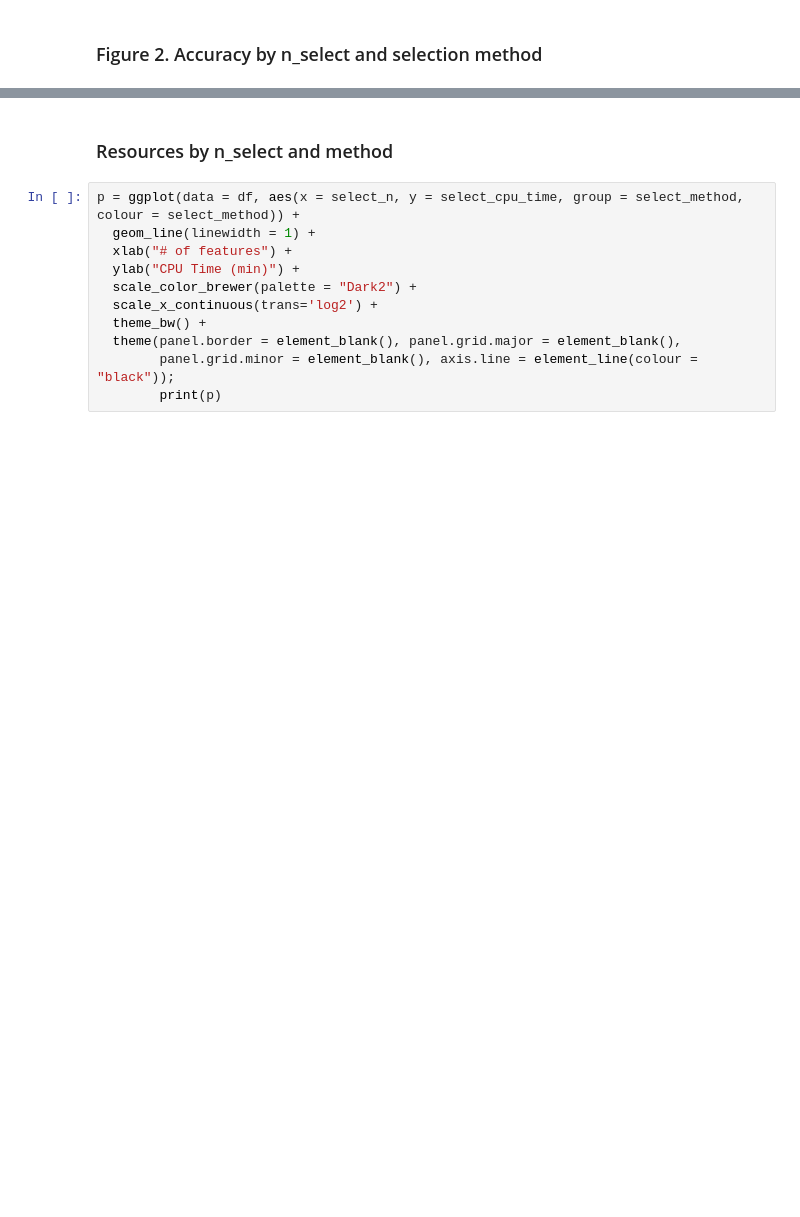
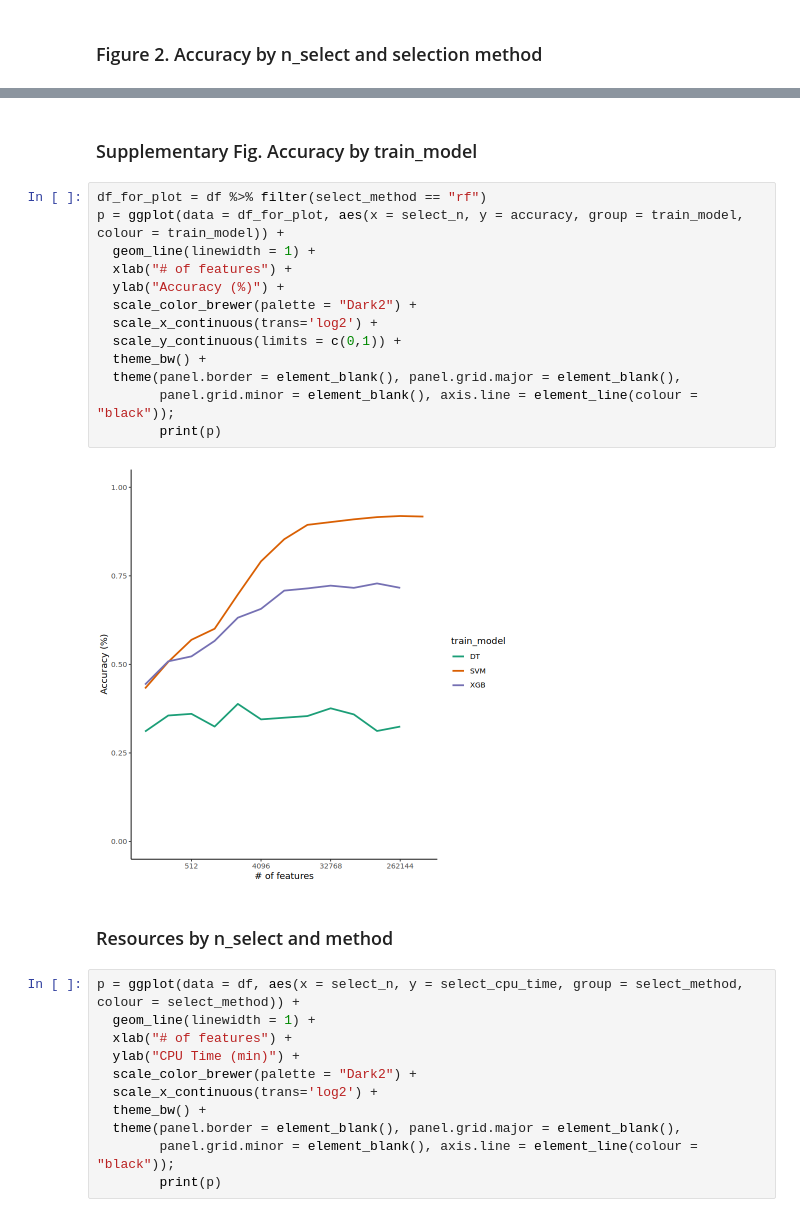
Before and after one commit to Jinhyun-Kim/geography_prediction, a Jupyter notebook: draw_figure.ipynb, the cells around one changed output, grey strips where cells are left out. Drawn from its saved outputs; the diff is of its cells as text; blank space fills up the shorter version.

```diff
--- a/draw_figure.ipynb
+++ b/draw_figure.ipynb
@@ -47,3 +58,20 @@ p = ggplot(data = df, aes(x = select_n, y = accuracy, group = select_method, col
+# %% [markdown]
+### Supplementary Fig. Accuracy by train_model
+# %%
+df_for_plot = df %>% filter(select_method == "rf")
+p = ggplot(data = df_for_plot, aes(x = select_n, y = accuracy, group = train_model, colour = train_model)) +
+  geom_line(linewidth = 1) +
+  xlab("# of features") +
+  ylab("Accuracy (%)") +
+  scale_color_brewer(palette = "Dark2") +
+  scale_x_continuous(trans='log2') +
+  scale_y_continuous(limits = c(0,1)) +
+  theme_bw() +
+  theme(panel.border = element_blank(), panel.grid.major = element_blank(),
+        panel.grid.minor = element_blank(), axis.line = element_line(colour = "black"));
+        print(p)
+# %% [output]
+[figure, added]
 # %% [markdown]
 ### Resources by n_select and method
 # %%
```
Also changed, not shown: parts of 7 cells of this notebook, 1 other file.
